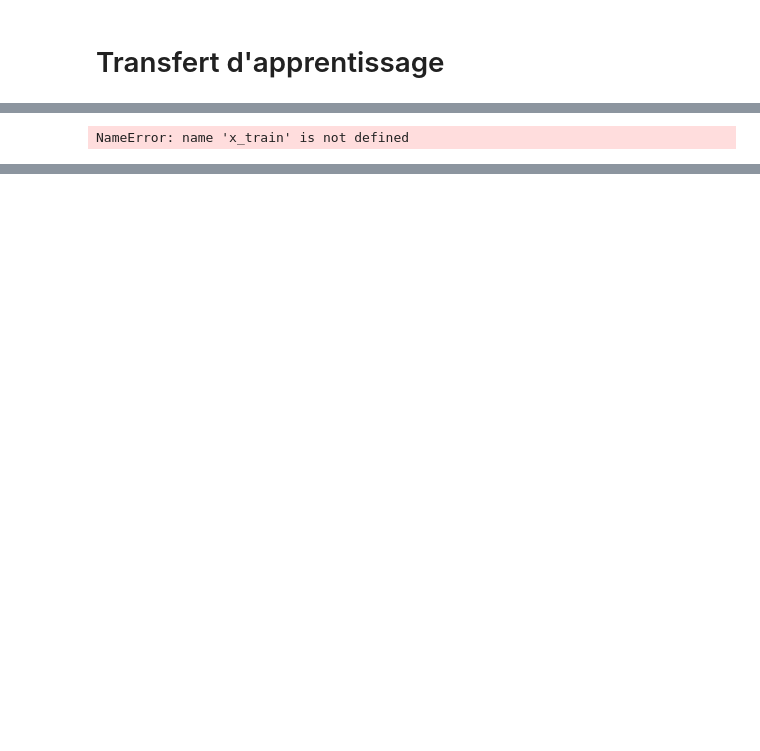
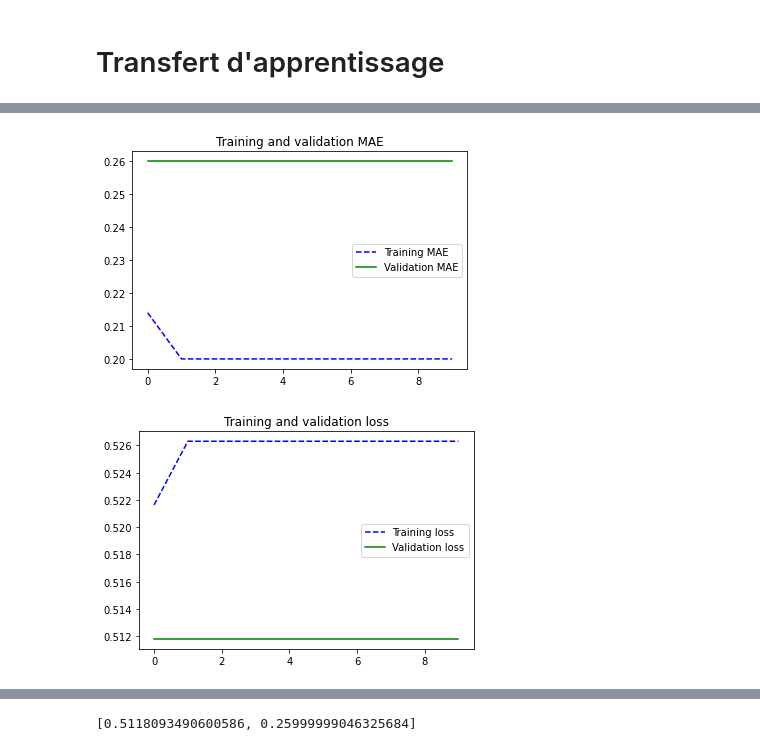
Before and after one commit to Bornord/DeepLearning, a Jupyter notebook: Driver/Projet_LeVrai2.0.ipynb, the cells around one changed output, grey strips where cells are left out. Drawn from its saved outputs; the diff is of its cells as text; code cells hidden in the pictures; blank space fills up the shorter version.

```diff
--- a/Driver/Projet_LeVrai2.0.ipynb
+++ b/Driver/Projet_LeVrai2.0.ipynb
@@ -195,42 +608,8 @@ conv_base = VGG16(weights='imagenet', # On utilise les poids du réseau déjà
-# %%
-train_features = conv_base.predict(x_train)
-train_features = np.reshape(train_features,(train_features.shape[0],2*2*512))
-
-val_features = conv_base.predict(x_val)
-val_features = np.reshape(val_features,(val_features.shape[0],2*2*512))
-# %% [output]
-NameError: name 'x_train' is not defined
-# %%
-# TODO
-model = Sequential()
-
-model.add(Dense(256, activation = 'relu', input_shape=(64, 64, 3)))   # Couche dense
-model.add(Dense(1, activation = 'sigmoid'))   # Couche de sortie
-
-model.summary()
-
-# AJOUTER EGALEMENT LA FONCTION DE COUT
-model.compile(optimizer=optimizers.Adam(lr=3e-4),
-              loss='binary_crossentropy',
-              metrics=['accuracy'])
-
-# COMPLETER AVEC LES TENSEURS SUR LESQUELS EFFECTUER L'APPRENTISSAGE
-history = model.fit(train_features,
-                    epochs=50,
-                    batch_size=16,
-                    validation_data=val_features)
-# %%
-model = Sequential()
-model.add(conv_base)
-model.add(layers.Flatten())
-model.add(layers.Dense(256, activation='relu'))
-model.add(layers.Dense(1, activation='sigmoid'))
-# %%
-model.compile(loss='binary_crossentropy',
-              optimizer=optimizers.Adam(learning_rate=3e-4),
-              metrics=['accuracy'])
-
-history = model.fit(train_datagen.flow(x_train, y_train, batch_size=10),
-                    validation_data=(x_val, y_val),
-                    epochs=10,
-                    )
+# %%
+plot_training_analysis(history)
+X_TEST,Y_TEST = [X_TRAIN[i] for i in range((int) (len(X_TRAIN)/10))],[Y_TRAIN[i] for i in range((int) (len(Y_TRAIN)/10))]
+
+model.evaluate(np.array(X_TEST),  np.array(Y_TEST), verbose=2)
+# %% [output]
+[figure, added]
+[figure, added]
@@ -236,0 +617 @@ history = model.fit(train_datagen.flow(x_train, y_train, batch_size=10),
+[0.5118093490600586, 0.25999999046325684]
```
Also changed, not shown: parts of 37 cells of this notebook, 1 other file.
